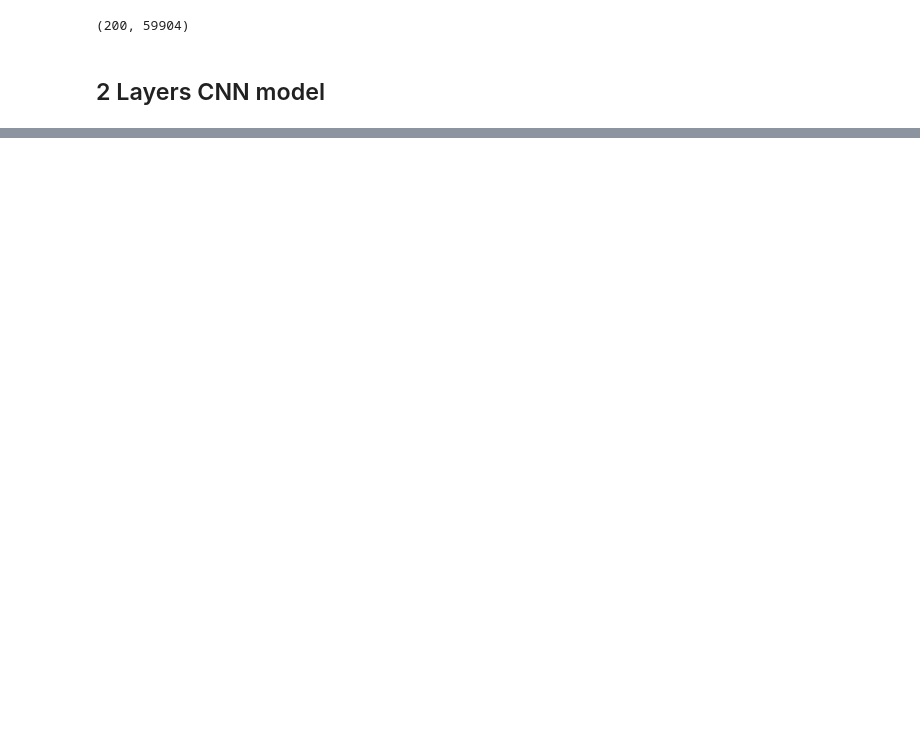
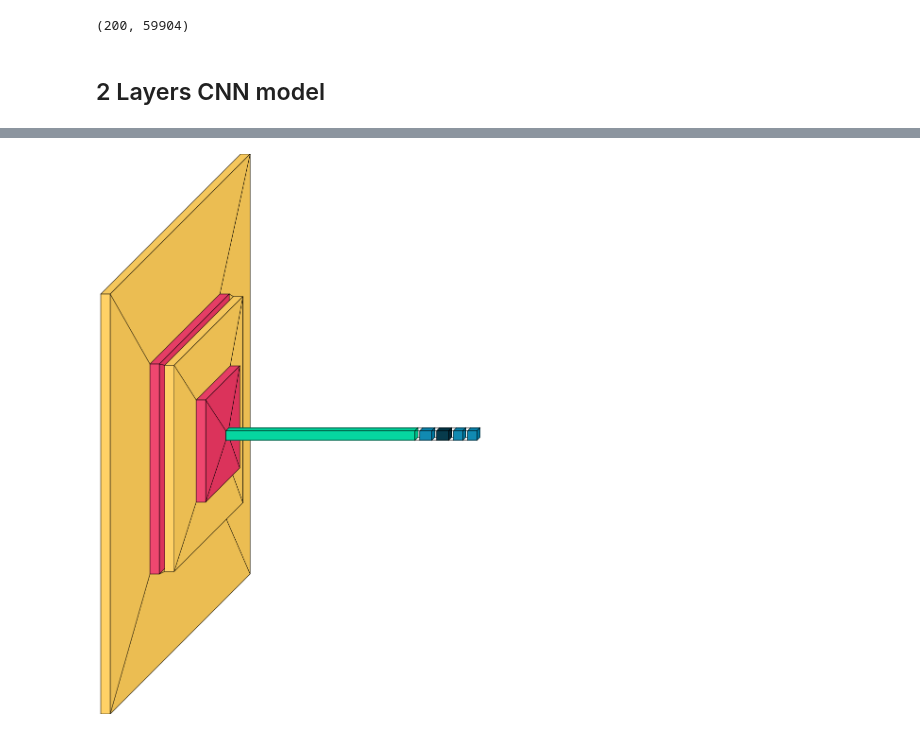
Before and after one commit to Intelligent-Systems-MSc/Music-genre-classification, a Jupyter notebook: models_tqdm/CNN_3_spectrograms.ipynb, the cells around one changed output, grey strips where cells are left out. Cells and saved outputs as stored; diff of their text form; code cells hidden in the pictures; blank space fills up the shorter version.

```diff
--- a/models_tqdm/CNN_3_spectrograms.ipynb
+++ b/models_tqdm/CNN_3_spectrograms.ipynb
@@ -556,7 +347,7 @@ width,height,dimenstion = data.Xtrain[0].shape
 class CNNModel:
     def __init__(self):
         self.model = None
-        self.model_name = "2layersCNN_ADAM_crossEn_cqt_mfcc_mel_ADAM_CrossEnt"
+        self.model_name = "2layersCNN_ADAM_crossEn_chroma_stft_cqt_mel_ADAM_CrossEnt_ponderated_07_02_05"
         self.model_path = "/content/drive/MyDrive/Mymodels_result/" + self.model_name +"/"+ self.model_name + ".h5"
         self.model_weights_path = "/content/drive/MyDrive/Mymodels_result/" + self.model_name +"/"+  self.model_name + "_weights.h5"
         self.model_history_path_acc = "/content/drive/MyDrive/Mymodels_result/" + self.model_name +"/"+ self.model_name + "_history_acc.png"
@@ -574,7 +365,7 @@ class CNNModel:
 
         #Adding the CNN layers along with some drop outs and maxpooling
 
-        model.add(Conv2D(64, (3,3), activation ='relu', input_shape =(width,height,dimenstion)))
+        model.add(Conv2D(64, (3,3), activation ='relu', input_shape =(width,height,dimension)))
         model.add(MaxPooling2D(pool_size = (2,2)))
 
 
@@ -719,7 +510,7 @@ for i in range(1):
     # Build the  model
     model.build_model()
     # Train the  model
-    model.train_model(data, epochs=150)
+    model.train_model(data, epochs=300)
 
     # Save the  model
     model.save_model()
@@ -752,0 +531,2 @@ Epoch 31/150
+# %%
+width,height,dimenstion = data.Xtrain[0].shape
@@ -752,0 +694,24 @@ Epoch 31/150
+# %%
+for i in range(1):
+
+    # Fetch the training and test dataset
+
+    # Create the  model
+    model = CNNModel()
+
+    # Build the  model
+    model.build_model()
+    # Train the  model
+    model.train_model(data, epochs=40)
+
+    # Save the  model
+    model.save_model()
+
+    # Evaluate  model
+    model.evaluate_model(data.Xtest,data.ytest)
+
+    # Plot the model history
+    model.plot_model_history()
+
+    # Plot the confusion matrix
+    model.plot_confusion_matrix(data.Xtest,data.ytest)
@@ -752,0 +769,5 @@ Epoch 31/150
+# %%
+#visualkeras.layered_view(model.model).show() # display using your system viewer
+visualkeras.layered_view(model.model, to_file='output.png') # write to disk
+# %% [output]
+[figure, added]
```
Also changed, not shown: parts of 22 cells of this notebook, 12 other files.
